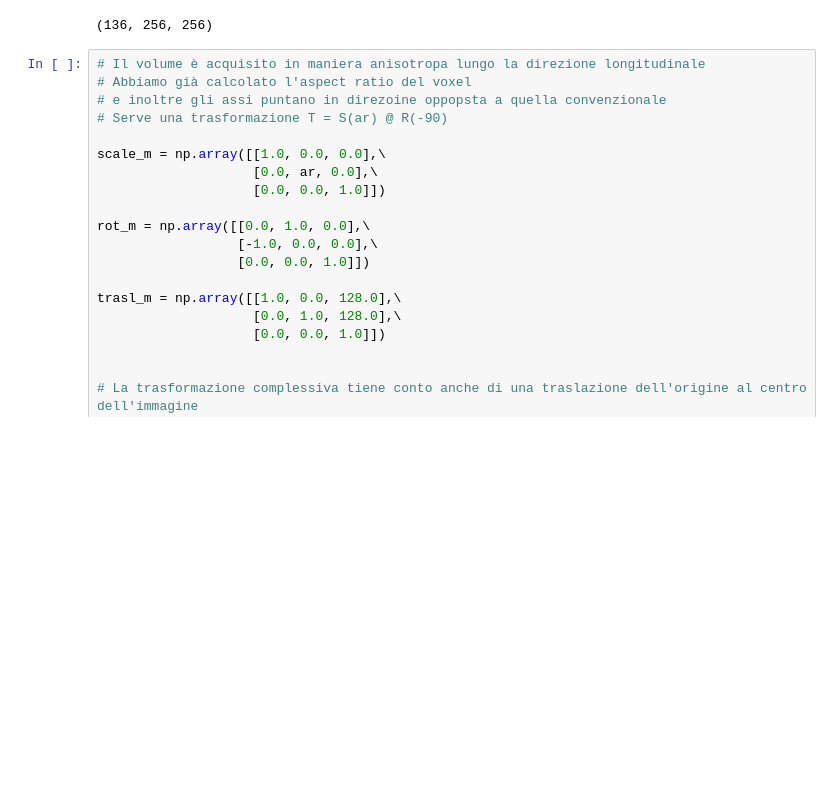
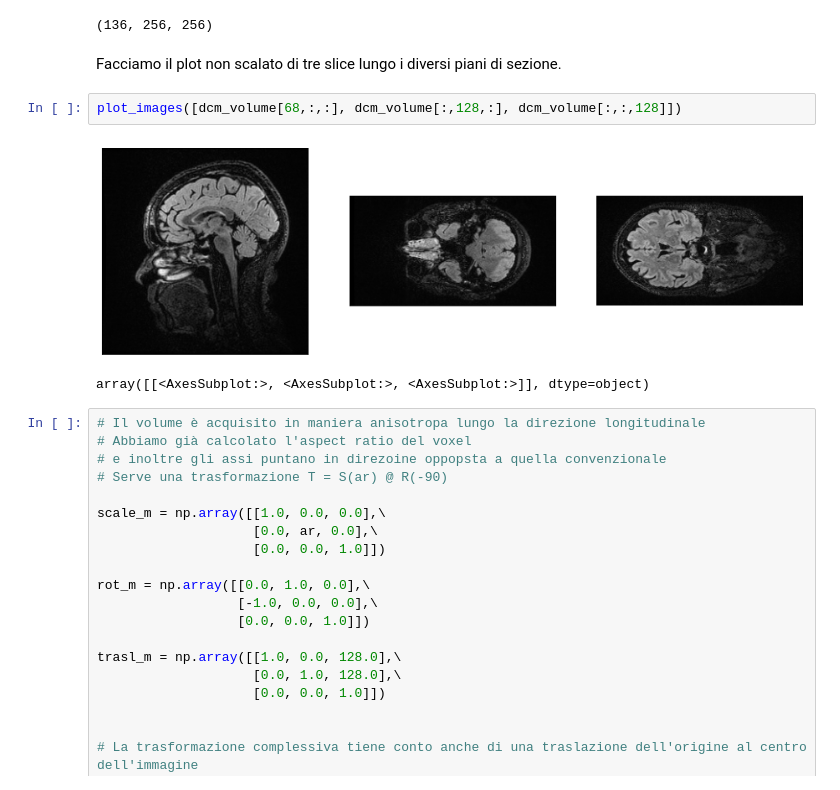
Before and after one commit to fredffsixty/Medical_Imaging, a Jupyter notebook: Finestratura immagini DICOM.ipynb, the cells around one changed output. Drawn from its saved outputs; the diff is of its cells as text; blank space fills up the shorter version.

```diff
--- a/Finestratura immagini DICOM.ipynb
+++ b/Finestratura immagini DICOM.ipynb
@@ -204,6 +204,13 @@ dcm_volume = load_dcm_volume('Data/Sag_FLAIR+FATSAT_CUBE_3')
 dcm_volume.shape
 # %% [output]
 (136, 256, 256)
+# %% [markdown]
+Facciamo il plot non scalato di tre slice lungo i diversi piani di sezione.
+# %%
+plot_images([dcm_volume[68,:,:], dcm_volume[:,128,:], dcm_volume[:,:,128]])
+# %% [output]
+[figure, added]
+array([[<AxesSubplot:>, <AxesSubplot:>, <AxesSubplot:>]], dtype=object)
 # %%
 # Il volume è acquisito in maniera anisotropa lungo la direzione longitudinale
 # Abbiamo già calcolato l'aspect ratio del voxel
```
Also changed, not shown: parts of 1 cell of this notebook, 1 other file.
